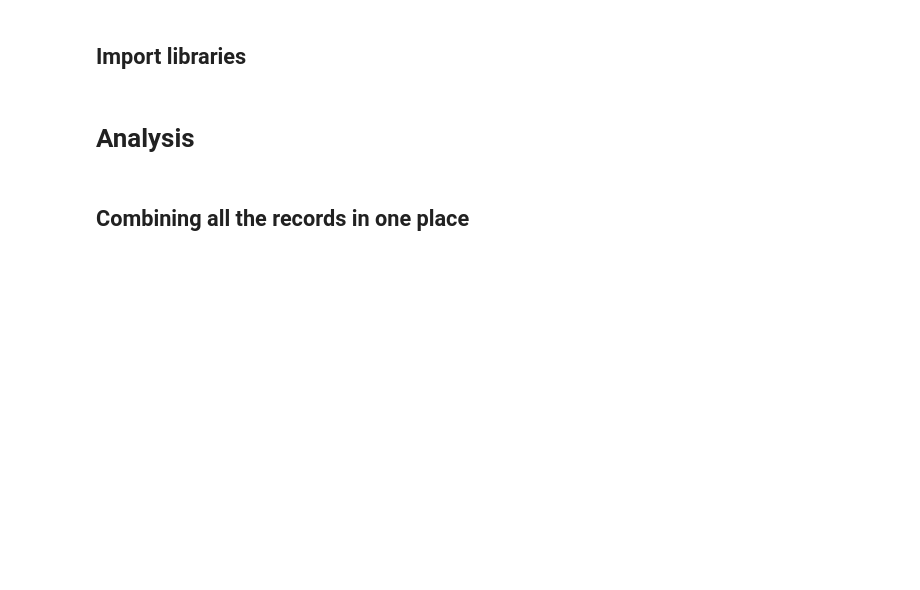
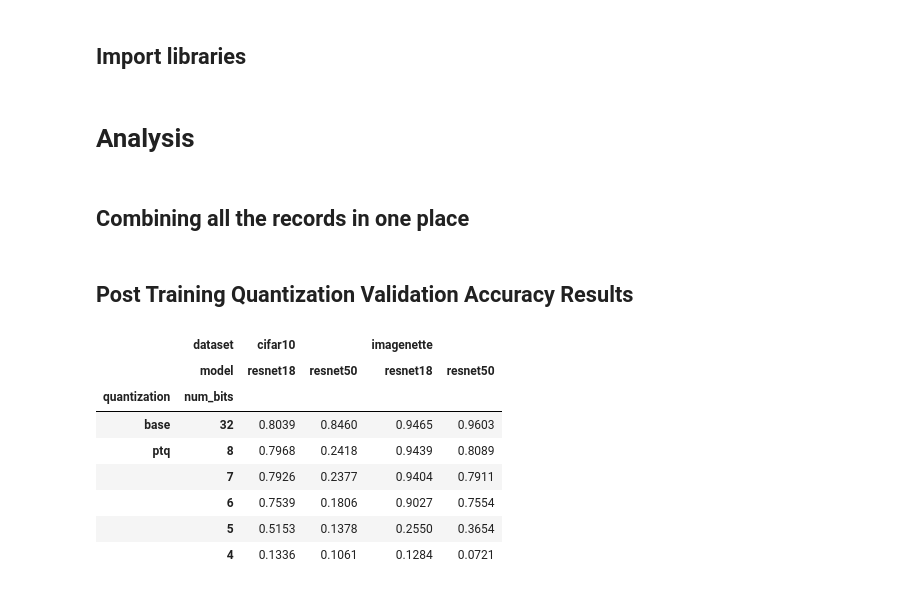
Before and after one commit to rluthfan/pytorch-quantization, a Jupyter notebook: Analysis-of-results.ipynb, the cells around one changed output. Drawn from its saved outputs; the diff is of its cells as text; code cells hidden in the pictures; blank space fills up the shorter version.

```diff
--- a/Analysis-of-results.ipynb
+++ b/Analysis-of-results.ipynb
@@ -45,7 +45,7 @@ PROJECT_PATH = os.path.join(BASE_PATH, "MyDrive","2021-09 Fall Semester","COMS 6
 os.chdir(PROJECT_PATH)
 # %% [markdown]
 # Analysis
+# %% [markdown]
+## Combining all the records in one place
 # %%
 compiled_df = pd.read_csv('compiled_val_acc.csv')
-# %% [markdown]
-## Combining all the records in one place
@@ -53,0 +52,16 @@ compiled_df.pivot??
+# %% [markdown]
+## Post Training Quantization Validation Accuracy Results
+# %%
+(pd.pivot_table(compiled_df[(compiled_df['quantization'].isin(['base','ptq']))],
+                values='val_acc', index=['quantization', 'num_bits'], columns=['dataset', 'model'])
+.sort_index(level=[0,1], ascending=[True,False]))
+# %% [output]
+|  | dataset | cifar10 |  | imagenette |  |
+|  | model | resnet18 | resnet50 | resnet18 | resnet50 |
+| quantization | num_bits |  |  |  |  |
+| base | 32 | 0.8039 | 0.8460 | 0.9465 | 0.9603 |
+| ptq | 8 | 0.7968 | 0.2418 | 0.9439 | 0.8089 |
+|  | 7 | 0.7926 | 0.2377 | 0.9404 | 0.7911 |
+|  | 6 | 0.7539 | 0.1806 | 0.9027 | 0.7554 |
+|  | 5 | 0.5153 | 0.1378 | 0.2550 | 0.3654 |
+|  | 4 | 0.1336 | 0.1061 | 0.1284 | 0.0721 |
```
Also changed, not shown: parts of 8 cells of this notebook, 10 other files.
